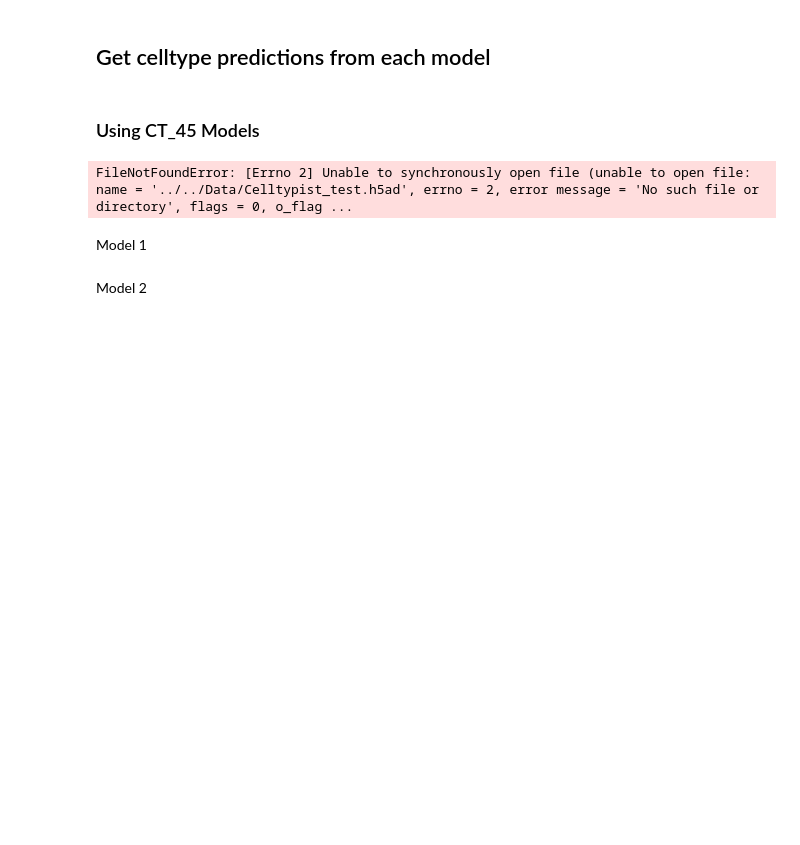
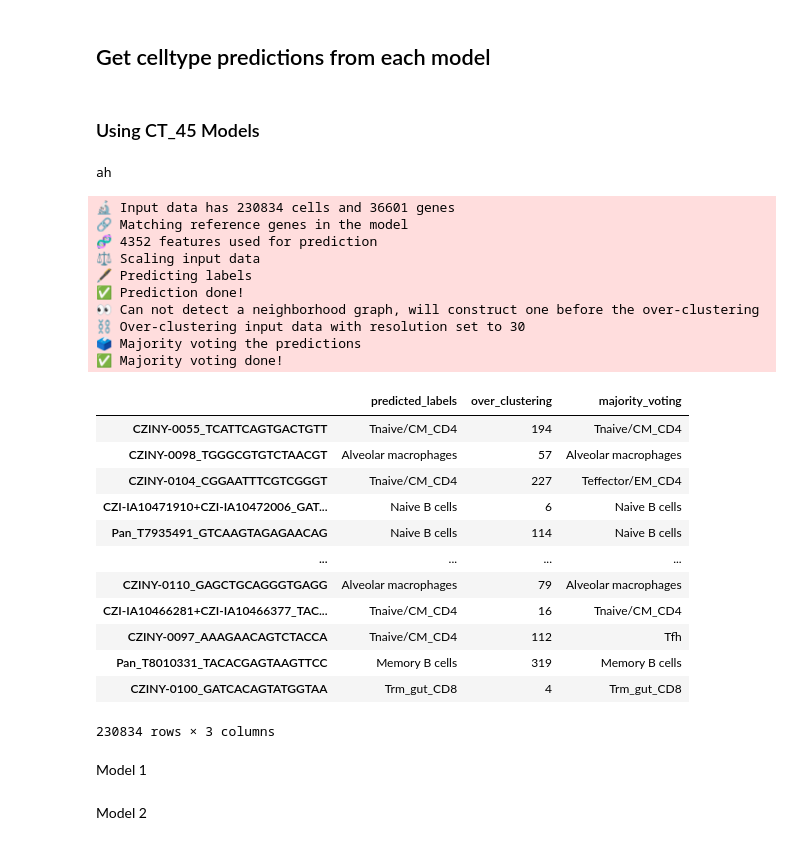
Before and after one commit to joadams1/adams_celltypist, a Jupyter notebook: celltypist/Benchmarking Models.ipynb, the cells around one changed output. Cells and saved outputs as stored; diff of their text form; code cells hidden in the pictures; blank space fills up the shorter version.

```diff
--- a/celltypist/Benchmarking Models.ipynb
+++ b/celltypist/Benchmarking Models.ipynb
@@ -39,11 +41,34 @@ models.download_models(model = 'Healthy_COVID19_PBMC.pkl')
 ### Using CT_45 Models
 # %%
 #Import test data - subset of Celltypist data
-test= ad.read('../../Data/Celltypist_test.h5ad')
+test= ad.read('/data/peer/adamsj5/cell_typing/CT_45_Test.h5ad')
-# %% [output]
-FileNotFoundError: [Errno 2] Unable to synchronously open file (unable to open file: name = '../../Data/Celltypist_test.h5ad', errno = 2, error message = 'No such file or directory', flags = 0, o_flag ...
 # %%
-predictions_ct = ct.annotate(test, model = 'New Models/CT_45 Models/ct_model_0.pkl', majority_voting = True)
+predictions_ct = annotate(test, model = 'New Models/CT_45 Models/ct_model_0.pkl', majority_voting = True)
 predictions_ct.predicted_labels
+# %% [output]
+ah
+🔬 Input data has 230834 cells and 36601 genes
+🔗 Matching reference genes in the model
+🧬 4352 features used for prediction
+⚖️ Scaling input data
+🖋️ Predicting labels
+✅ Prediction done!
+👀 Can not detect a neighborhood graph, will construct one before the over-clustering
+⛓️ Over-clustering input data with resolution set to 30
+🗳️ Majority voting the predictions
+✅ Majority voting done!
+|  | predicted_labels | over_clustering | majority_voting |
+| CZINY-0055_TCATTCAGTGACTGTT | Tnaive/CM_CD4 | 194 | Tnaive/CM_CD4 |
+| CZINY-0098_TGGGCGTGTCTAACGT | Alveolar macrophages | 57 | Alveolar macrophages |
+| CZINY-0104_CGGAATTTCGTCGGGT | Tnaive/CM_CD4 | 227 | Teffector/EM_CD4 |
+| CZI-IA10471910+CZI-IA10472006_GAT... | Naive B cells | 6 | Naive B cells |
+| Pan_T7935491_GTCAAGTAGAGAACAG | Naive B cells | 114 | Naive B cells |
+| ... | ... | ... | ... |
+| CZINY-0110_GAGCTGCAGGGTGAGG | Alveolar macrophages | 79 | Alveolar macrophages |
+| CZI-IA10466281+CZI-IA10466377_TAC... | Tnaive/CM_CD4 | 16 | Tnaive/CM_CD4 |
+| CZINY-0097_AAAGAACAGTCTACCA | Tnaive/CM_CD4 | 112 | Tfh |
+| Pan_T8010331_TACACGAGTAAGTTCC | Memory B cells | 319 | Memory B cells |
+| CZINY-0100_GATCACAGTATGGTAA | Trm_gut_CD8 | 4 | Trm_gut_CD8 |
+230834 rows × 3 columns
 # %%
 pred_adatact = predictions_ct.to_adata()
```
Also changed, not shown: parts of 33 cells of this notebook.
